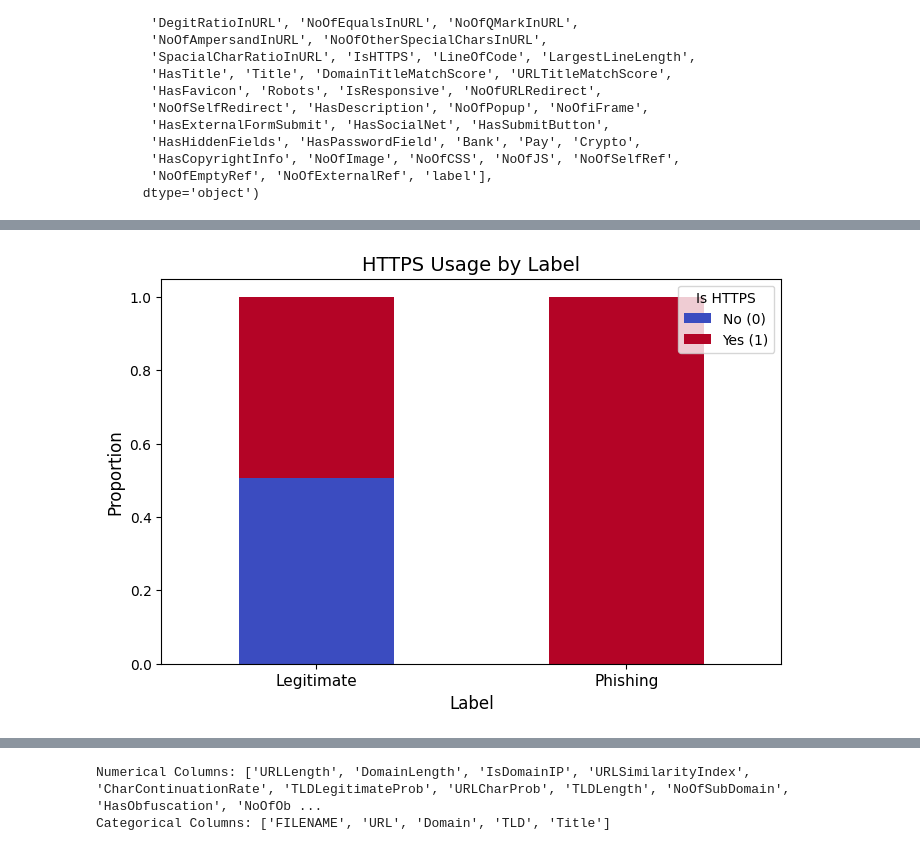
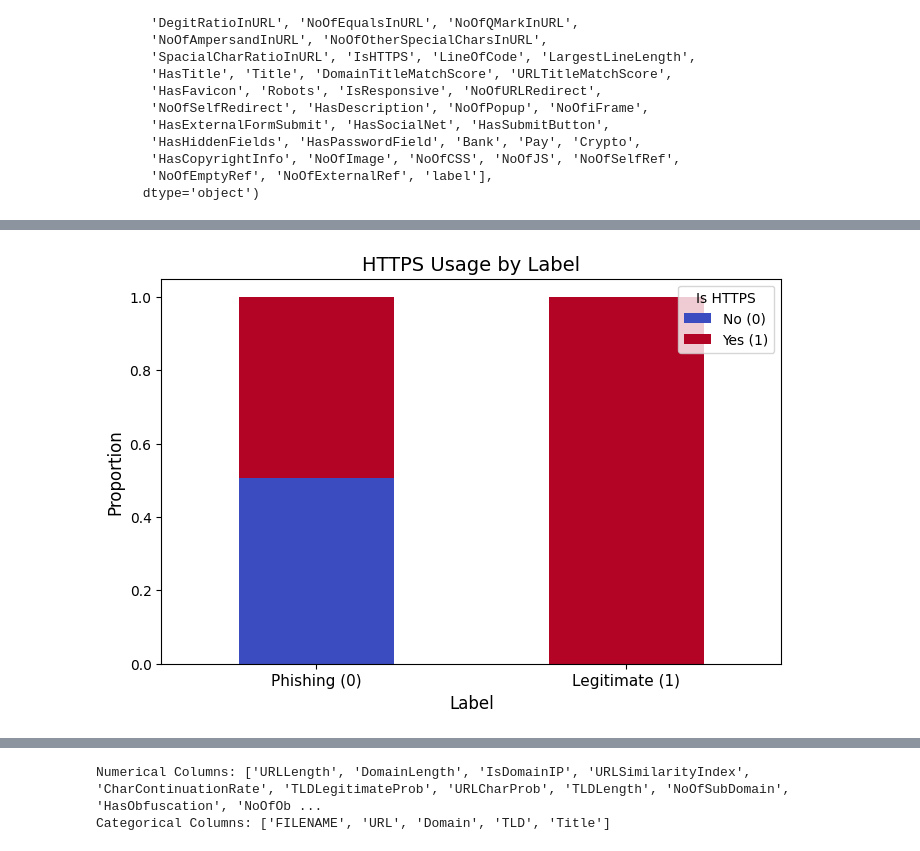
Before and after one commit to sindujavengadesan/PhishingURLThreats_Classification, a Jupyter notebook: phishing_classification.ipynb, the cells around one changed output, grey strips where cells are left out. Cells and saved outputs as stored; diff of their text form; code cells hidden in the pictures.

```diff
--- a/phishing_classification.ipynb
+++ b/phishing_classification.ipynb
@@ -99,14 +152,14 @@ plt.show()
 # %%
 # HTTPS usage by label
 https_counts = main_data.groupby('label')['IsHTTPS'].value_counts(normalize=True).unstack()
 
 # Plot HTTPS usage
 https_counts.plot(kind='bar', stacked=True, figsize=(8, 5), colormap='coolwarm')
 plt.title("HTTPS Usage by Label", fontsize=14)
 plt.xlabel("Label", fontsize=12)
 plt.ylabel("Proportion", fontsize=12)
-plt.xticks([0, 1], ['Legitimate', 'Phishing'], rotation=0, fontsize=11)
+plt.xticks([0, 1], ['Phishing (0)', 'Legitimate (1)'], rotation=0, fontsize=11)
 plt.legend(title="Is HTTPS", labels=["No (0)", "Yes (1)"], loc='upper right')
 plt.show()
 # %% [output]
-[figure, old version]
+[figure, new version]
```
Also changed, not shown: parts of 70 cells of this notebook, 1 other file.
